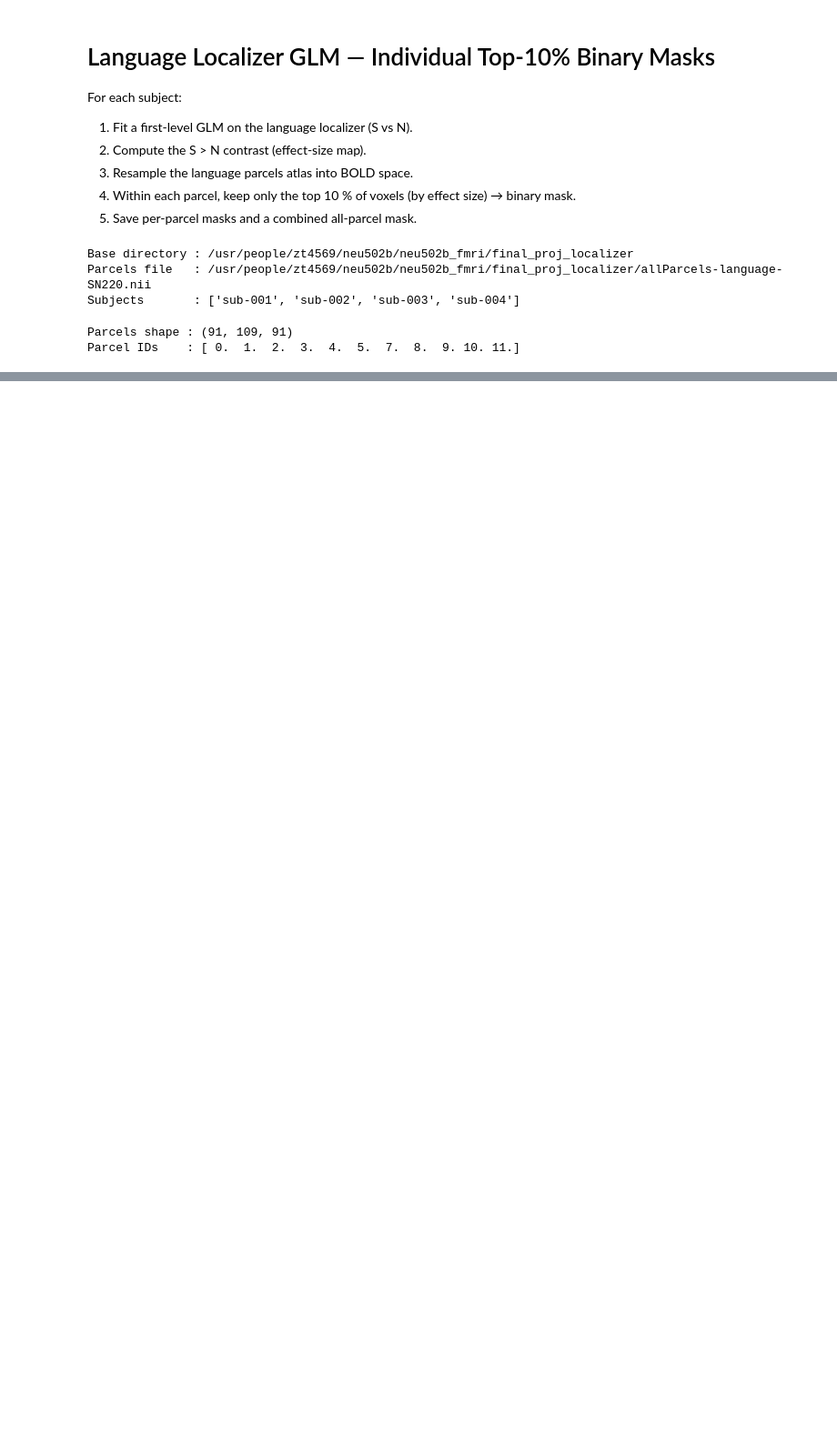
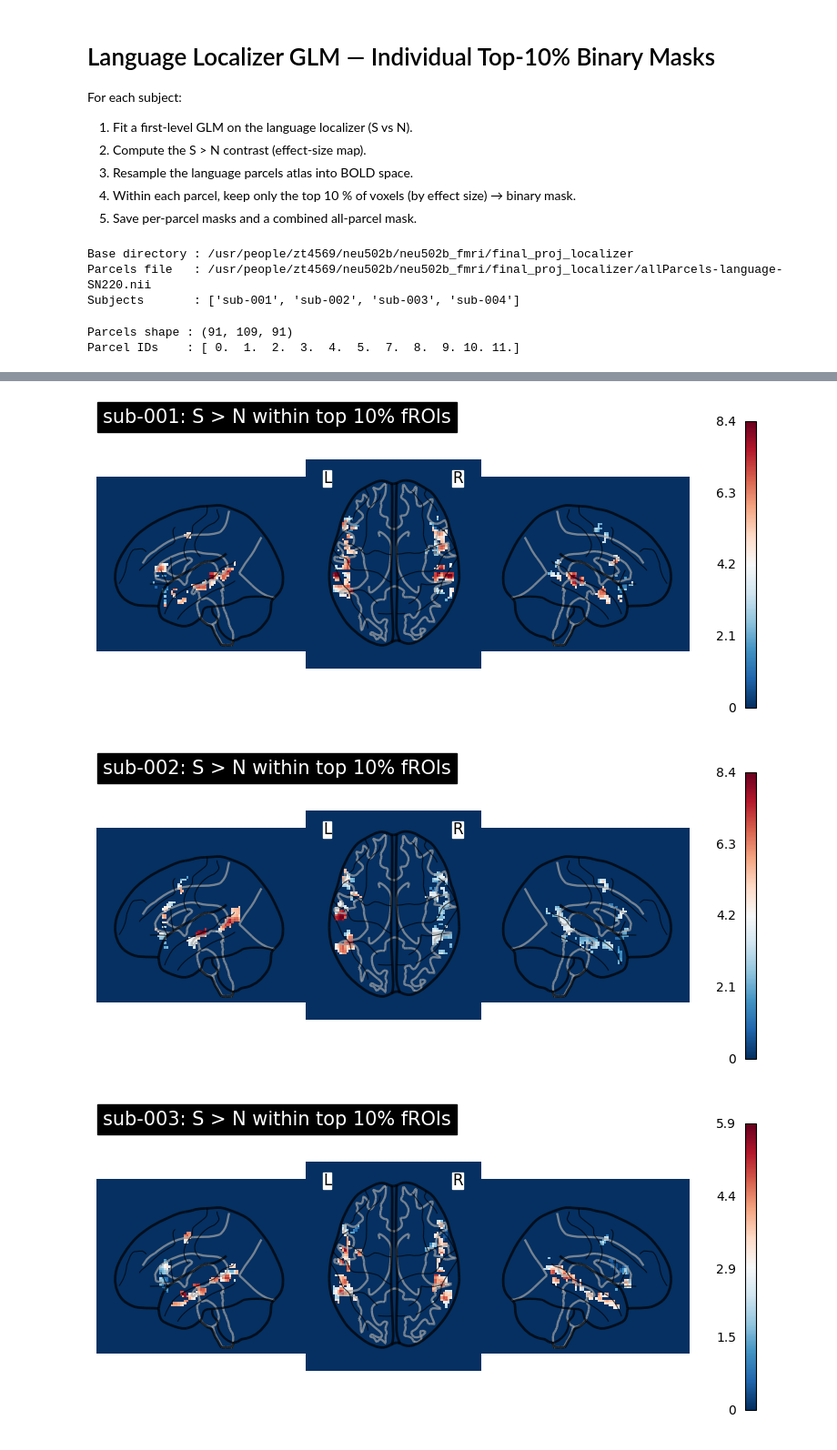
Before and after one commit to cg6845/neu502b_preprocess, a Jupyter notebook: final_proj_localizer/GLM_loc_revised.ipynb, the cells around one changed output, grey strips where cells are left out. Shown at 91% size. Saved outputs shown, nothing was run; the diff lists cells and outputs as text; code cells hidden in the pictures; blank space fills up the shorter version.

Commit message:
Add revised GLM localizer with per-parcel top-10% binary masks

```diff
--- a/final_proj_localizer/GLM_loc_revised.ipynb
+++ b/final_proj_localizer/GLM_loc_revised.ipynb
@@ -380 +380,32 @@ print("=" * 60)
 ... (5 outputs left out)
+# %%
+from nilearn.plotting import plot_glass_brain
+
+for subject in subjects:
+    # load the combined binary mask
+    mask_path = os.path.join(
+        mask_dir, subject,
+        f"ALL_fROI_mask_binary_top{TOP_PERCENT}percent.nii.gz"
+    )
+    # load the t-map
+    tmap_path = os.path.join(base_dir, f"{subject}_S_minus_N_tmap.nii.gz")
+
+    t_map = nib.load(tmap_path)
+    mask_nii = nib.load(mask_path)
+
+    # mask the t-map: zero out everything outside the binary mask
+    from nilearn.image import math_img
+    masked_t = math_img("img1 * img2", img1=t_map, img2=mask_nii)
+
+    plot_glass_brain(
+        masked_t,
+        colorbar=True,
+        display_mode='lzr',
+        plot_abs=False,
+        title=f"{subject}: S > N within top {TOP_PERCENT}% fROIs",
+    )
+    plt.show()
+# %% [output]
+[figure, added]
+[figure, added]
+[figure, added]
```
Also changed, not shown: parts of 2 cells of this notebook.
